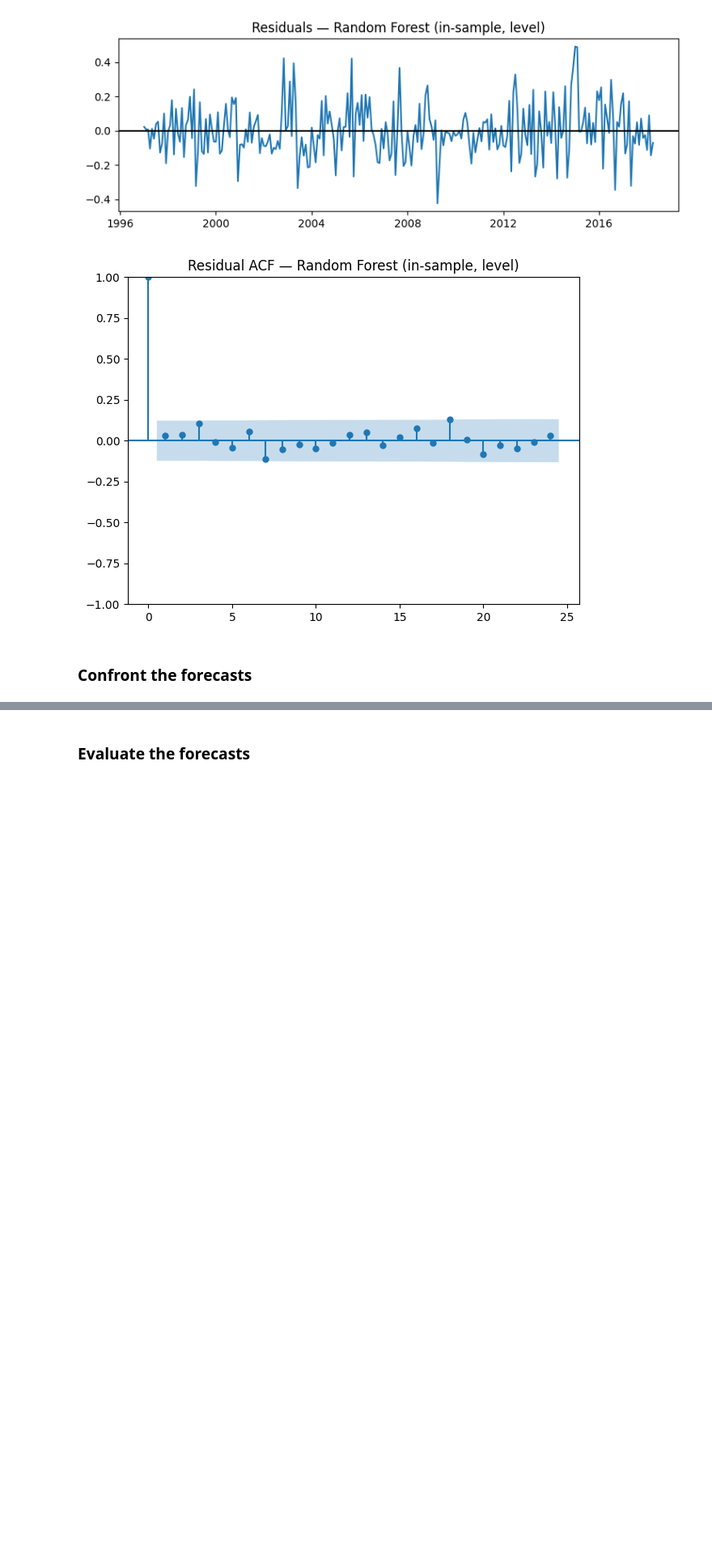
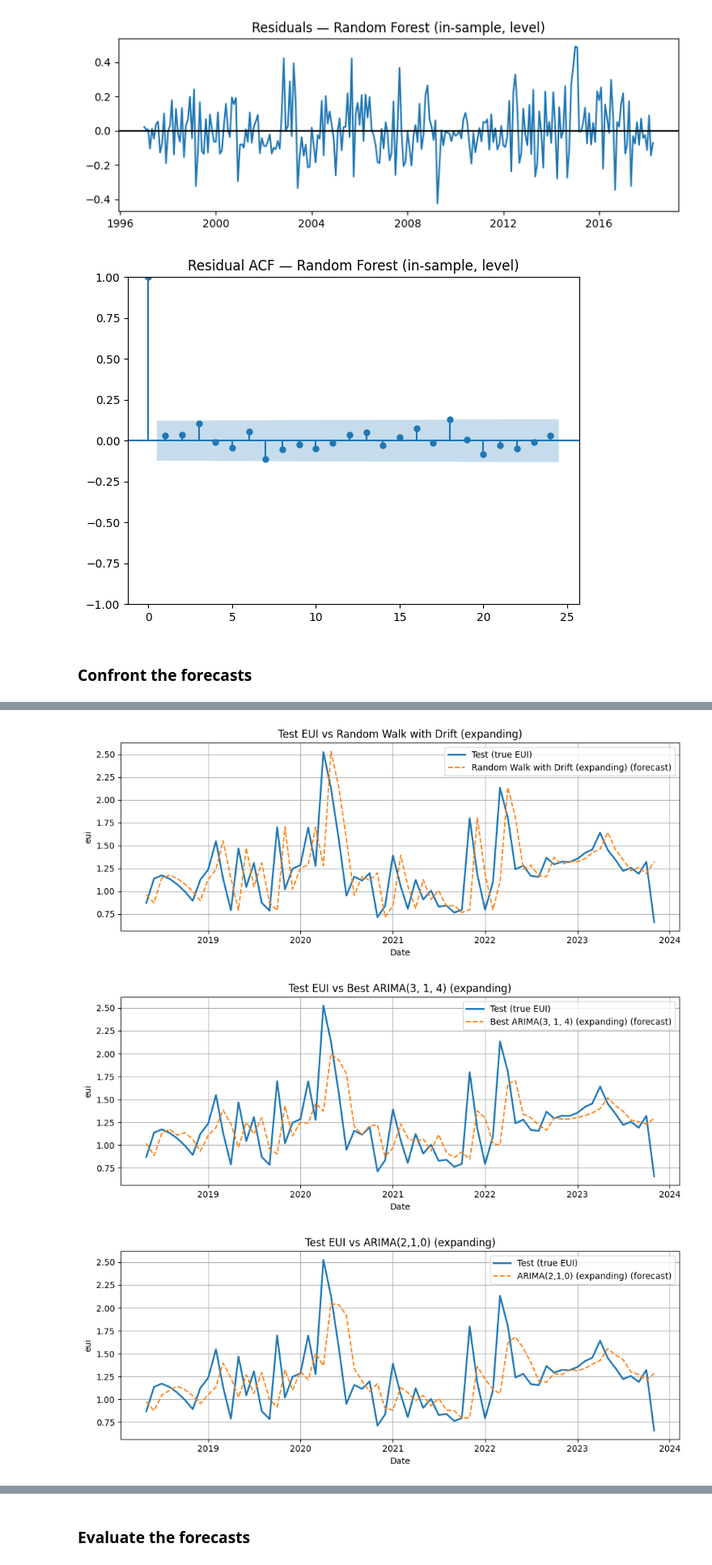
Before and after one commit to alessandro-macchi/bayesian_analysis, a Jupyter notebook: main_analysis.ipynb, the cells around one changed output, grey strips where cells are left out. Shown at 81% size. Drawn from its saved outputs; the diff is of its cells as text; code cells hidden in the pictures; blank space fills up the shorter version.

```diff
--- a/main_analysis.ipynb
+++ b/main_analysis.ipynb
@@ -482,0 +413,19 @@ Name: var_resid_oos_dlog_eui, dtype: float64
+# %%
+# ===================================================
+# ARIMA(2,1,0): expanding-window forecast + residuals
+# ===================================================
+
+# Fixed order for this benchmark ARIMA
+fixed_order = (2, 1, 0)
+fixed_seasonal_order = (0, 0, 0, 0)
+
+# 1-step-ahead expanding-window forecast on the ARIMA target (here: level EUI)
+arima_210_forecast = expanding_window_forecast_arima(
+    y_train=y_train_arima,
+    y_test=y_test_arima,
+    order=fixed_order,
+    seasonal_order=fixed_seasonal_order,
+    enforce_stationarity=False,
+    enforce_invertibility=False,
+)
+arima_210_forecast.name = "arima_210_forecast"
@@ -856,0 +844,47 @@ plt.show()
+# %%
+# ---------------------------------------------------
+# Plots: true test EUI vs each model forecast (separately)
+# ---------------------------------------------------
+
+y_true_test = y_test_level
+
+forecast_dict = {
+    "Random Walk with Drift (expanding)": rw_fcast.reindex(y_true_test.index),
+    f"Best ARIMA{best_order} (expanding)": arima_best_forecast.reindex(y_true_test.index),
+    "ARIMA(2,1,0) (expanding)": arima_210_forecast.reindex(y_true_test.index),
+    "Random Forest": rf_fcast_series.reindex(y_true_test.index),
+}
+
+for model_name, y_hat in forecast_dict.items():
+    # Drop any rows where either true or forecast is missing
+    tmp = pd.concat([y_true_test, y_hat], axis=1, keys=["y_true", "y_hat"]).dropna()
+
+    fig, ax = plt.subplots(figsize=(10, 4))
+
+    # True values (test)
+    ax.plot(
+        tmp.index,
+        tmp["y_true"],
+        label="Test (true EUI)",
+        linewidth=2,
+    )
+
+    # Model forecast
+    ax.plot(
+        tmp.index,
+        tmp["y_hat"],
+        label=f"{model_name} (forecast)",
+        linestyle="--",
+    )
+
+    ax.set_title(f"Test EUI vs {model_name}")
+    ax.set_xlabel("Date")
+    ax.set_ylabel(target_col_level)
+    ax.legend()
+    ax.grid(True)
+    plt.tight_layout()
+    plt.show()
+# %% [output]
+[figure, added]
+[figure, added]
+[figure, added]
```
Also changed, not shown: parts of 28 cells of this notebook, 1 other file.
